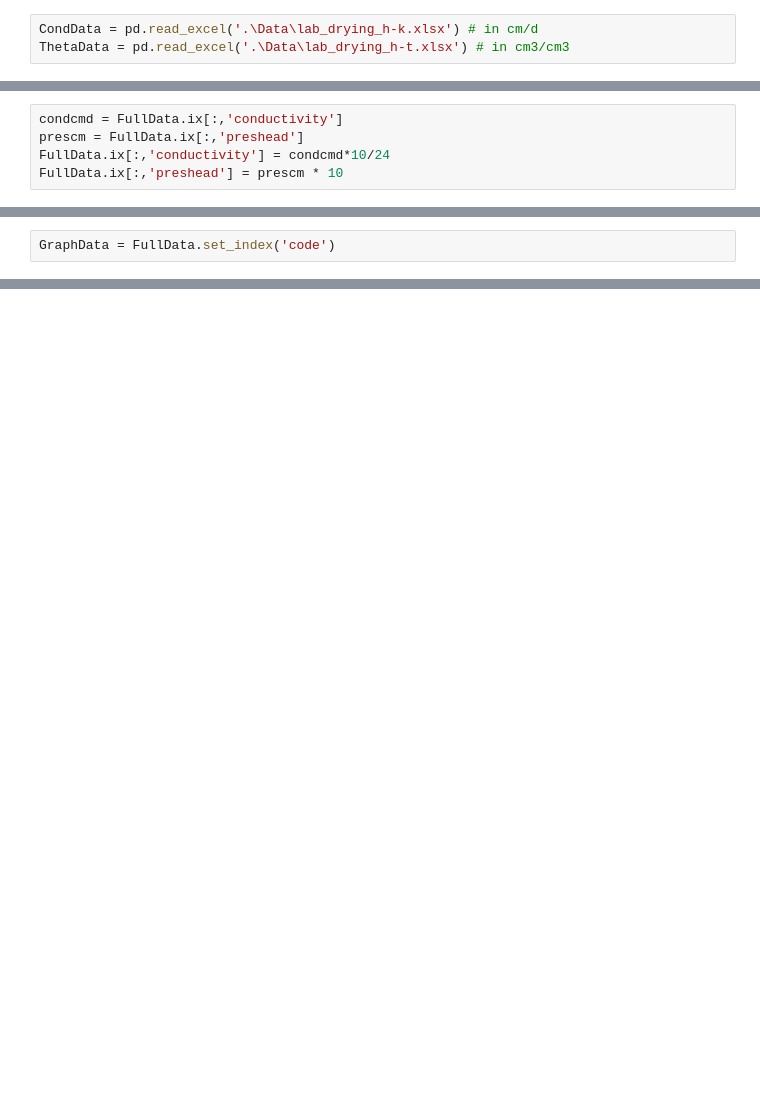
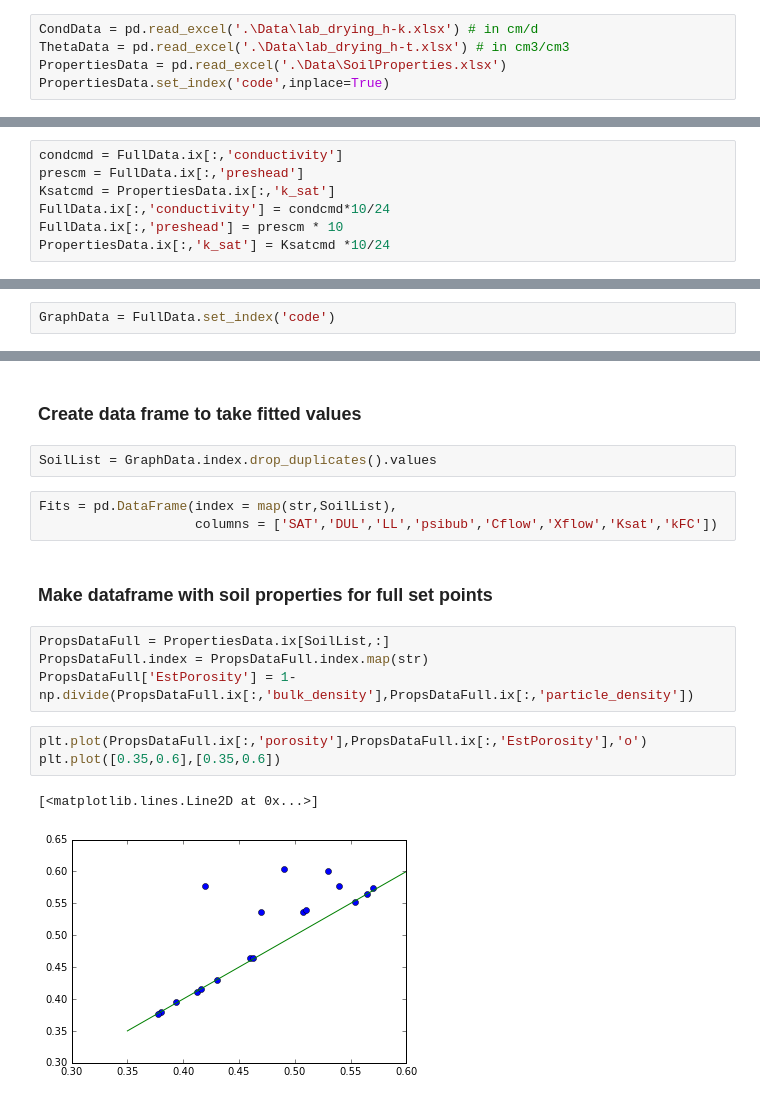
Before and after one commit to PlantandFoodResearch/MultiPoreWater, a Jupyter notebook: KParamFit.ipynb, the cells around one changed output, grey strips where cells are left out. Cells and saved outputs as stored; diff of their text form; blank space fills up the shorter version.

```diff
--- a/KParamFit.ipynb
+++ b/KParamFit.ipynb
@@ -16,4 +16,6 @@ Necessary data was exported from access data base to excell sheets and imported
 # %%
 CondData = pd.read_excel('.\Data\lab_drying_h-k.xlsx') # in cm/d
 ThetaData = pd.read_excel('.\Data\lab_drying_h-t.xlsx') # in cm3/cm3
+PropertiesData = pd.read_excel('.\Data\SoilProperties.xlsx')
+PropertiesData.set_index('code',inplace=True)
 # %% [markdown]
@@ -75,8 +77,10 @@ FullData = Data.ix[SetFilter,:].copy()
 # %%
 condcmd = FullData.ix[:,'conductivity']
 prescm = FullData.ix[:,'preshead']
+Ksatcmd = PropertiesData.ix[:,'k_sat']
 FullData.ix[:,'conductivity'] = condcmd*10/24
 FullData.ix[:,'preshead'] = prescm * 10
+PropertiesData.ix[:,'k_sat'] = Ksatcmd *10/24
 # %%
 fig = plt.figure(figsize=(10,10))
 
@@ -1197,0 +366,19 @@ GraphData.columns
+# %% [markdown]
+### Create data frame to take fitted values
+# %%
+SoilList = GraphData.index.drop_duplicates().values
+# %%
+Fits = pd.DataFrame(index = map(str,SoilList),
+                    columns = ['SAT','DUL','LL','psibub','Cflow','Xflow','Ksat','kFC'])
+# %% [markdown]
+### Make dataframe with soil properties for full set points
+# %%
+PropsDataFull = PropertiesData.ix[SoilList,:]
+PropsDataFull.index = PropsDataFull.index.map(str)
+PropsDataFull['EstPorosity'] = 1- np.divide(PropsDataFull.ix[:,'bulk_density'],PropsDataFull.ix[:,'particle_density'])
+# %%
+plt.plot(PropsDataFull.ix[:,'porosity'],PropsDataFull.ix[:,'EstPorosity'],'o')
+plt.plot([0.35,0.6],[0.35,0.6])
+# %% [output]
+[<matplotlib.lines.Line2D at 0x...>]
+[figure, added]
```
Also changed, not shown: parts of 97 cells of this notebook, 5 other files.
